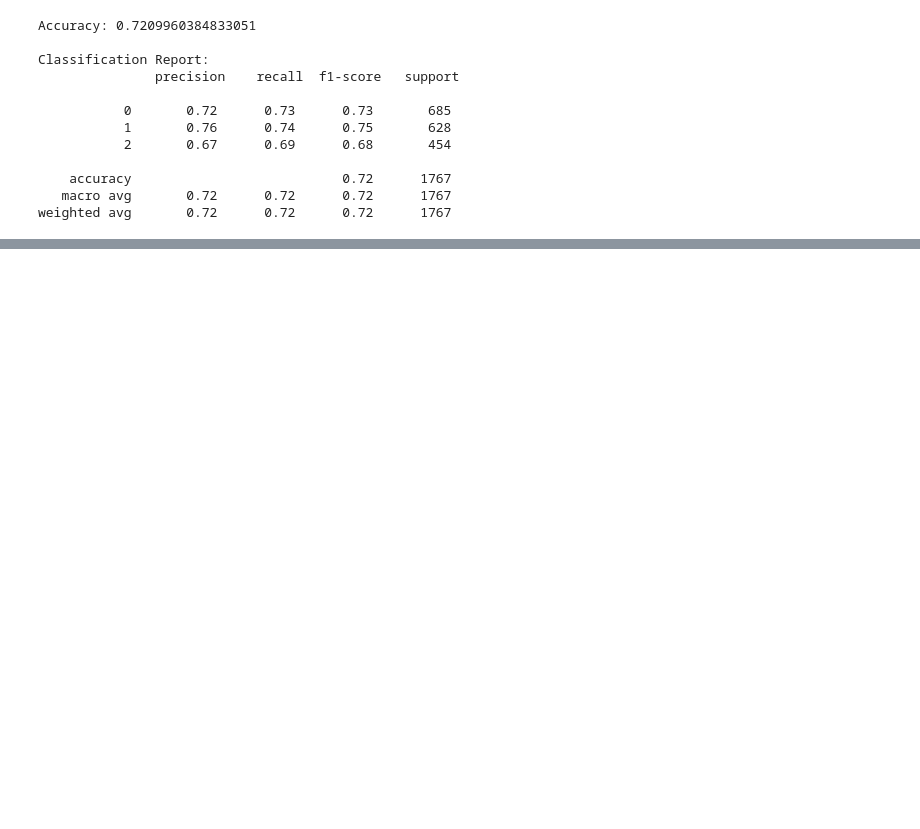
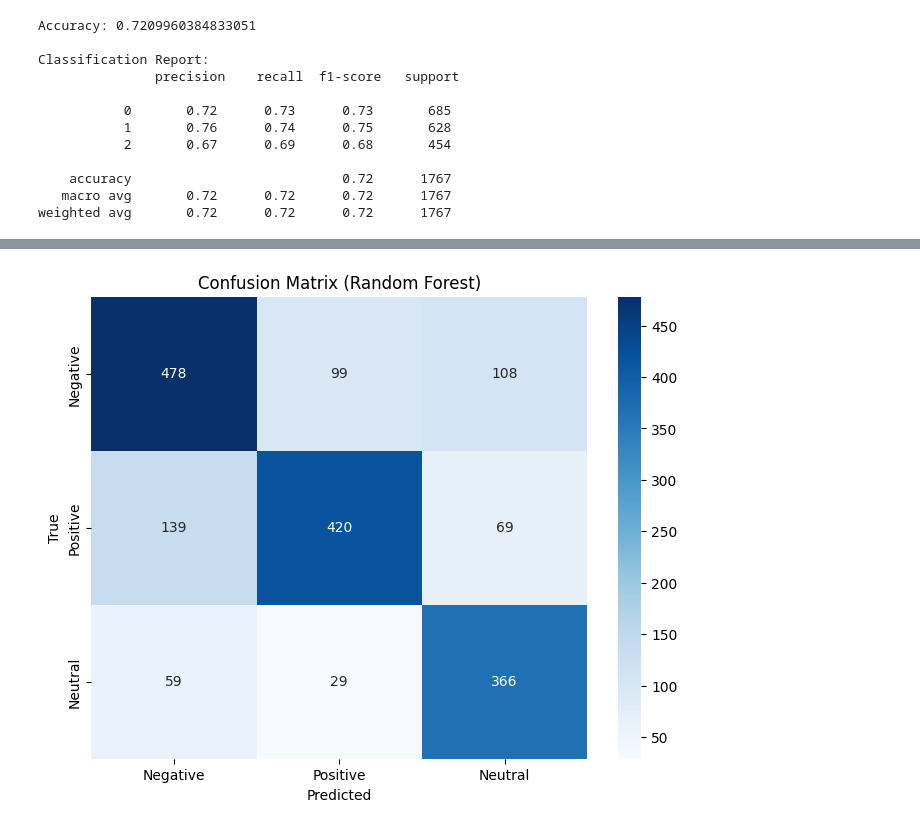
Before and after one commit to RadnuST/AIML, a Jupyter notebook: Reddit_Califonia_fire.ipynb, the cells around one changed output, grey strips where cells are left out. Saved outputs shown, nothing was run; the diff lists cells and outputs as text; code cells hidden in the pictures; blank space fills up the shorter version.

```diff
--- a/Reddit_Califonia_fire.ipynb
+++ b/Reddit_Califonia_fire.ipynb
@@ -248,0 +546,18 @@ weighted avg       0.72      0.72      0.72      1767
+# %%
+# prompt: confusion matrix for rf_model
+
+import matplotlib.pyplot as plt
+# Create the confusion matrix for the Random Forest model
+cm_rf = confusion_matrix(y_test, y_pred_rf)
+
+# Plot the confusion matrix using seaborn
+plt.figure(figsize=(8, 6))
+sns.heatmap(cm_rf, annot=True, fmt="d", cmap="Blues",
+            xticklabels=['Negative', 'Positive', 'Neutral'],
+            yticklabels=['Negative', 'Positive', 'Neutral'])
+plt.xlabel("Predicted")
+plt.ylabel("True")
+plt.title("Confusion Matrix (Random Forest)")
+plt.show()
+# %% [output]
+[figure, added]
```
Also changed, not shown: parts of 22 cells of this notebook.
